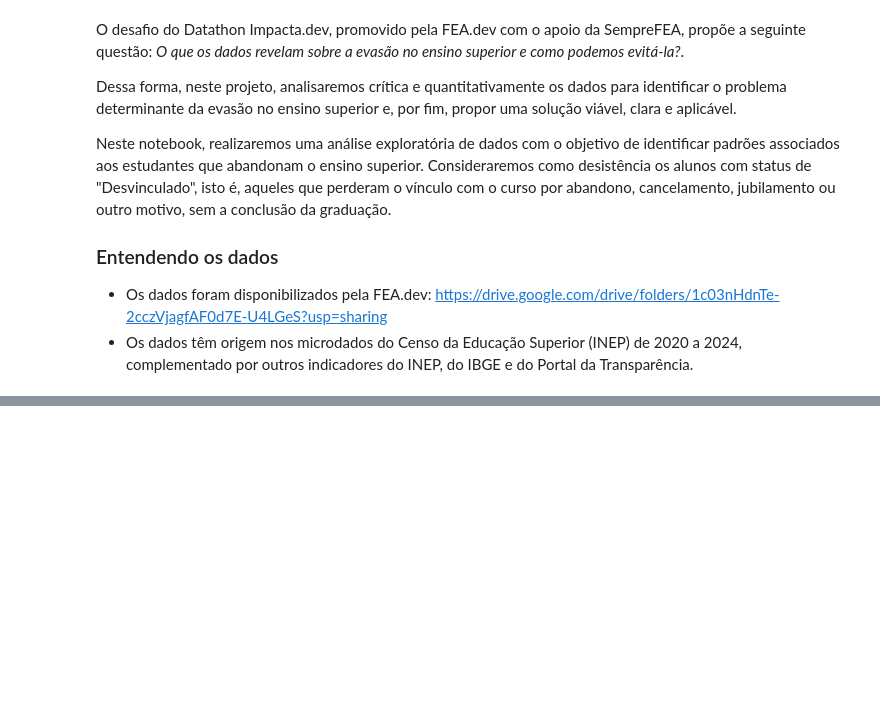
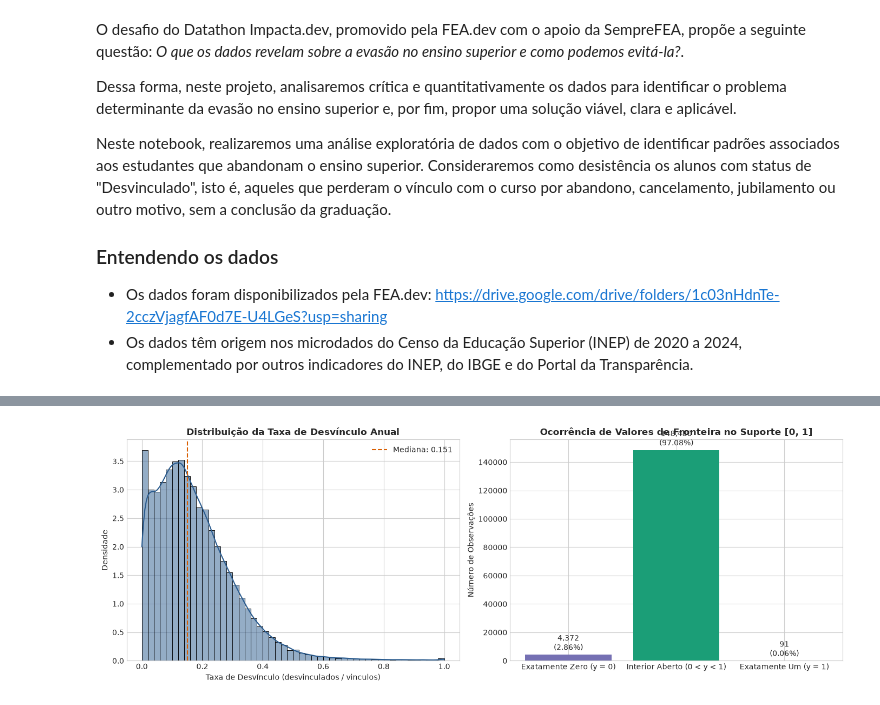
Before and after one commit to GustavoGarone/Datanautas-2026, a Jupyter notebook: notebooks/02_EDA.ipynb, the cells around one changed output, grey strips where cells are left out. Drawn from its saved outputs; the diff is of its cells as text; code cells hidden in the pictures; blank space fills up the shorter version.

```diff
--- a/notebooks/02_EDA.ipynb
+++ b/notebooks/02_EDA.ipynb
@@ -13,0 +149,34 @@ Neste notebook, realizaremos uma análise exploratória de dados com o objetivo
+# %%
+fig, axes = plt.subplots(1, 2, figsize=(14, 5))
+
+# Histograma e KDE da taxa de desvinculo
+sns.histplot(df['taxa_desvinculo'], bins=50, kde=True, color='#2b5c8f', ax=axes[0], stat='density')
+axes[0].set_title('Distribuição da Taxa de Desvínculo Anual', fontsize=12, fontweight='bold')
+axes[0].set_xlabel('Taxa de Desvínculo (desvinculados / vinculos)')
+axes[0].set_ylabel('Densidade')
+axes[0].axvline(df['taxa_desvinculo'].median(), color='#d95f02', linestyle='--', label=f'Mediana: {df["taxa_desvinculo"].median():.3f}')
+axes[0].legend()
+
+# Zoom nas fronteiras extremas (Zeros e Uns)
+n_zeros = (df['taxa_desvinculo'] == 0).sum()
+n_ones = (df['taxa_desvinculo'] == 1).sum()
+n_intermediarios = len(df) - n_zeros - n_ones
+
+valores_suporte = pd.Series({
+    'Exatamente Zero (y = 0)': n_zeros,
+    'Interior Aberto (0 < y < 1)': n_intermediarios,
+    'Exatamente Um (y = 1)': n_ones
+})
+
+bars = axes[1].bar(valores_suporte.index, valores_suporte.values, color=['#7570b3', '#1b9e77', '#e7298a'])
+axes[1].set_title('Ocorrência de Valores de Fronteira no Suporte [0, 1]', fontsize=12, fontweight='bold')
+axes[1].set_ylabel('Número de Observações')
+for bar in bars:
+    yval = bar.get_height()
+    pct = (yval / len(df)) * 100
+    axes[1].text(bar.get_x() + bar.get_width()/2, yval + 1500, f'{yval:,}\n({pct:.2f}%)', ha='center', va='bottom', fontsize=10)
+
+plt.tight_layout()
+plt.show()
+# %% [output]
+[figure, added]
```
Also changed, not shown: parts of 32 cells of this notebook, 4 other files.
